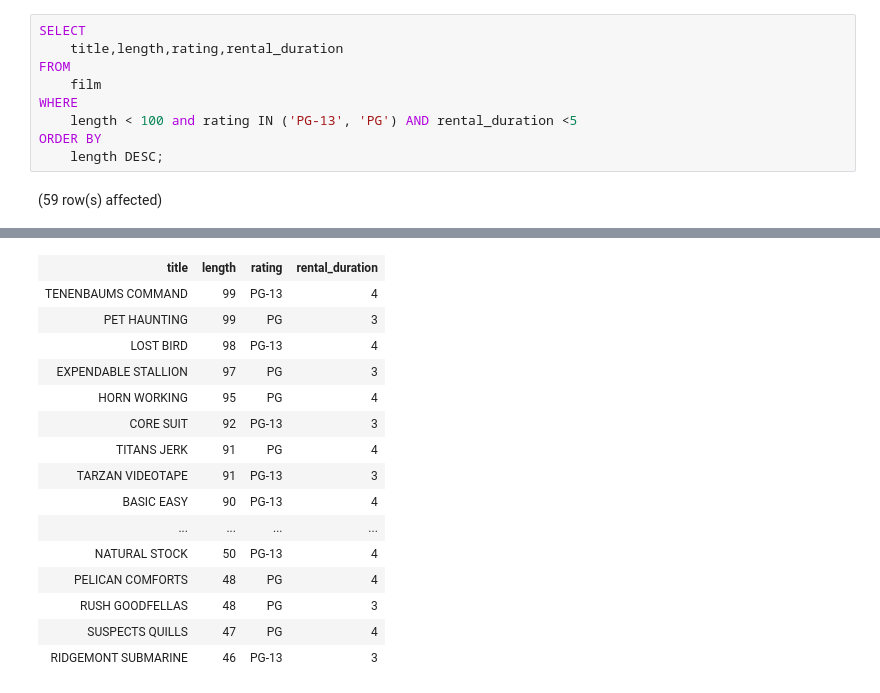
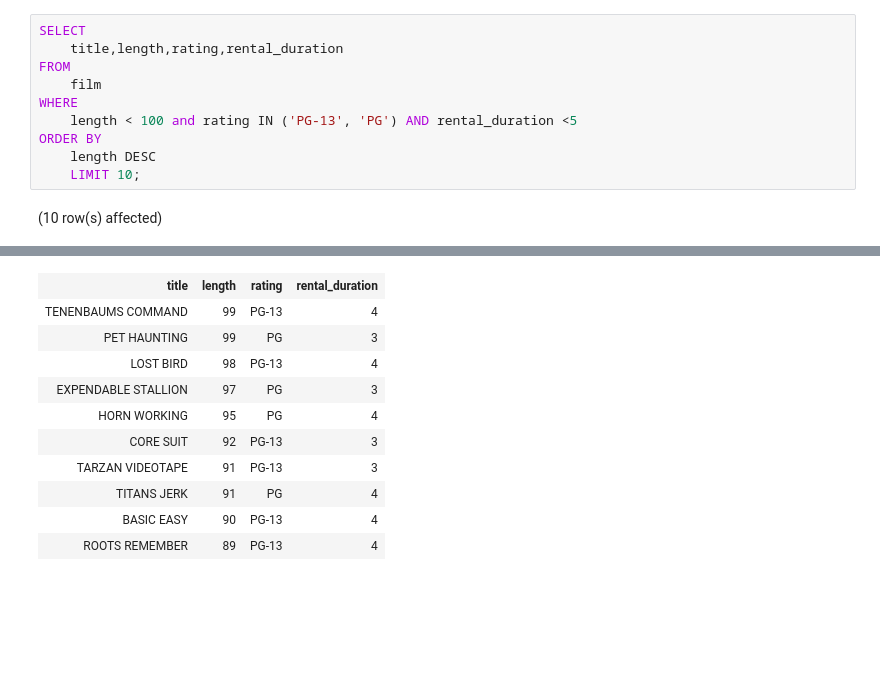
Before and after one commit to Arpit2236/Database-Mysql, a Jupyter notebook: queries2.ipynb, the cells around one changed output, grey strips where cells are left out. Drawn from its saved outputs; the diff is of its cells as text; blank space fills up the shorter version.

```diff
--- a/queries2.ipynb
+++ b/queries2.ipynb
@@ -312,6 +312,7 @@ FROM
 WHERE
     length < 100 and rating IN ('PG-13', 'PG') AND rental_duration <5
 ORDER BY
-    length DESC;
+    length DESC
+    LIMIT 10;
 # %% [output]
-(59 row(s) affected)
+(10 row(s) affected)
@@ -319,16 +320,11 @@ Total execution time: 00:00:01.021
 | title | length | rating | rental_duration |
 | TENENBAUMS COMMAND | 99 | PG-13 | 4 |
 | PET HAUNTING | 99 | PG | 3 |
 | LOST BIRD | 98 | PG-13 | 4 |
 | EXPENDABLE STALLION | 97 | PG | 3 |
 | HORN WORKING | 95 | PG | 4 |
 | CORE SUIT | 92 | PG-13 | 3 |
+| TARZAN VIDEOTAPE | 91 | PG-13 | 3 |
 | TITANS JERK | 91 | PG | 4 |
-| TARZAN VIDEOTAPE | 91 | PG-13 | 3 |
 | BASIC EASY | 90 | PG-13 | 4 |
-| ... | ... | ... | ... |
-| NATURAL STOCK | 50 | PG-13 | 4 |
-| PELICAN COMFORTS | 48 | PG | 4 |
-| RUSH GOODFELLAS | 48 | PG | 3 |
-| SUSPECTS QUILLS | 47 | PG | 4 |
-| RIDGEMONT SUBMARINE | 46 | PG-13 | 3 |
+| ROOTS REMEMBER | 89 | PG-13 | 4 |
```
Also changed, not shown: parts of 16 cells of this notebook, 1 other file.
